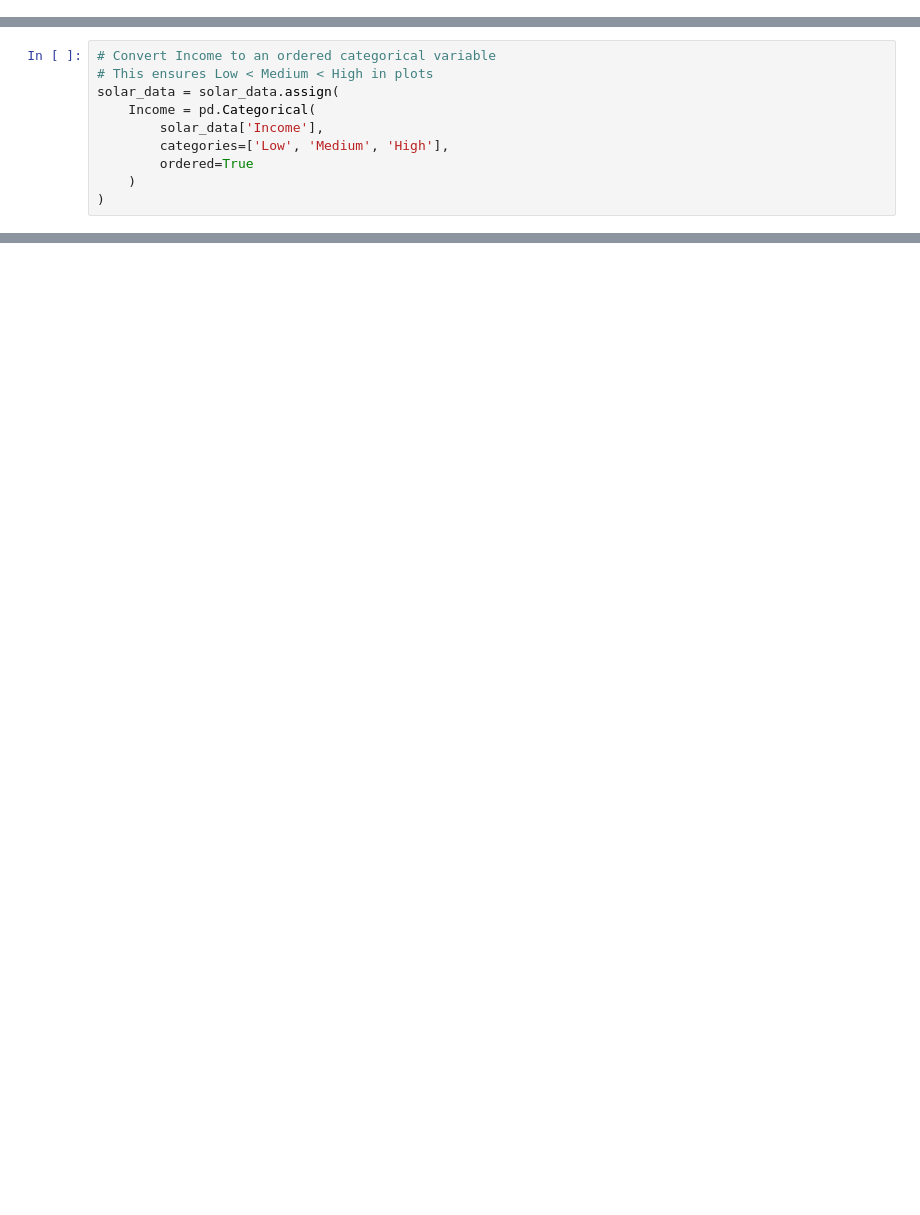
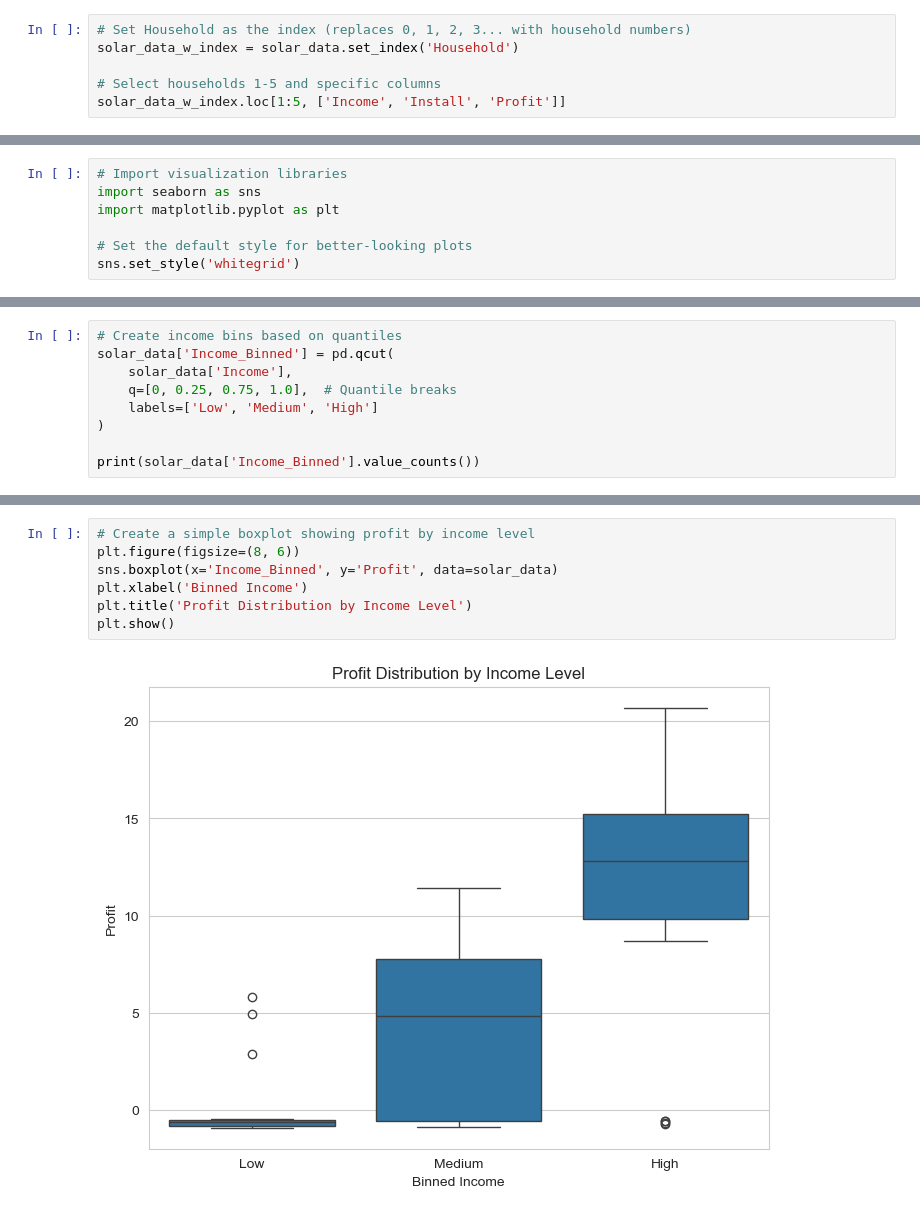
Before and after one commit to chuckgrigsby0/agec-784, a Jupyter notebook: scripts/intro-to-python-w-desc.ipynb, the cells around one changed output, grey strips where cells are left out. Saved outputs shown, nothing was run; the diff lists cells and outputs as text; blank space fills up the shorter version.

```diff
--- a/scripts/intro-to-python-w-desc.ipynb
+++ b/scripts/intro-to-python-w-desc.ipynb
@@ -727,0 +386,6 @@ The `.describe()` method gives you a quick statistical summary of numerical colu
+# %%
+# Set Household as the index (replaces 0, 1, 2, 3... with household numbers)
+solar_data_w_index = solar_data.set_index('Household')
+
+# Select households 1-5 and specific columns
+solar_data_w_index.loc[1:5, ['Income', 'Install', 'Profit']]
@@ -785,10 +431,0 @@ Let's enhance our plot by:
-# %%
-# Convert Income to an ordered categorical variable
-# This ensures Low < Medium < High in plots
-solar_data = solar_data.assign(
-    Income = pd.Categorical(
-        solar_data['Income'],
-        categories=['Low', 'Medium', 'High'],
-        ordered=True
-    )
-)
@@ -892,0 +557,7 @@ These foundational tools will serve you throughout your studies in agricultural
+# %%
+# Import visualization libraries
+import seaborn as sns
+import matplotlib.pyplot as plt
+
+# Set the default style for better-looking plots
+sns.set_style('whitegrid')
@@ -892,0 +566,9 @@ These foundational tools will serve you throughout your studies in agricultural
+# %%
+# Create income bins based on quantiles
+solar_data['Income_Binned'] = pd.qcut(
+    solar_data['Income'],
+    q=[0, 0.25, 0.75, 1.0],  # Quantile breaks
+    labels=['Low', 'Medium', 'High']
+)
+
+print(solar_data['Income_Binned'].value_counts())
@@ -892,0 +585,9 @@ These foundational tools will serve you throughout your studies in agricultural
+# %%
+# Create a simple boxplot showing profit by income level
+plt.figure(figsize=(8, 6))
+sns.boxplot(x='Income_Binned', y='Profit', data=solar_data)
+plt.xlabel('Binned Income')
+plt.title('Profit Distribution by Income Level')
+plt.show()
+# %% [output]
+[figure, added]
```
Also changed, not shown: parts of 225 cells of this notebook.
